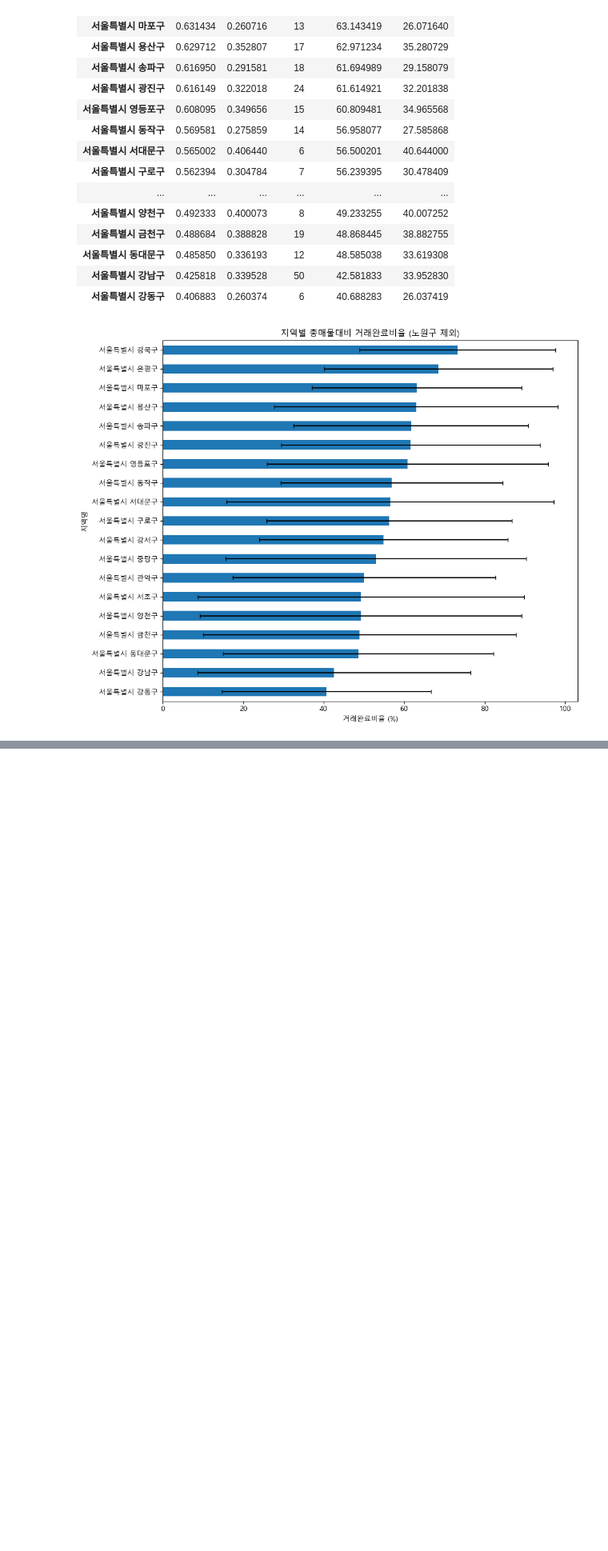
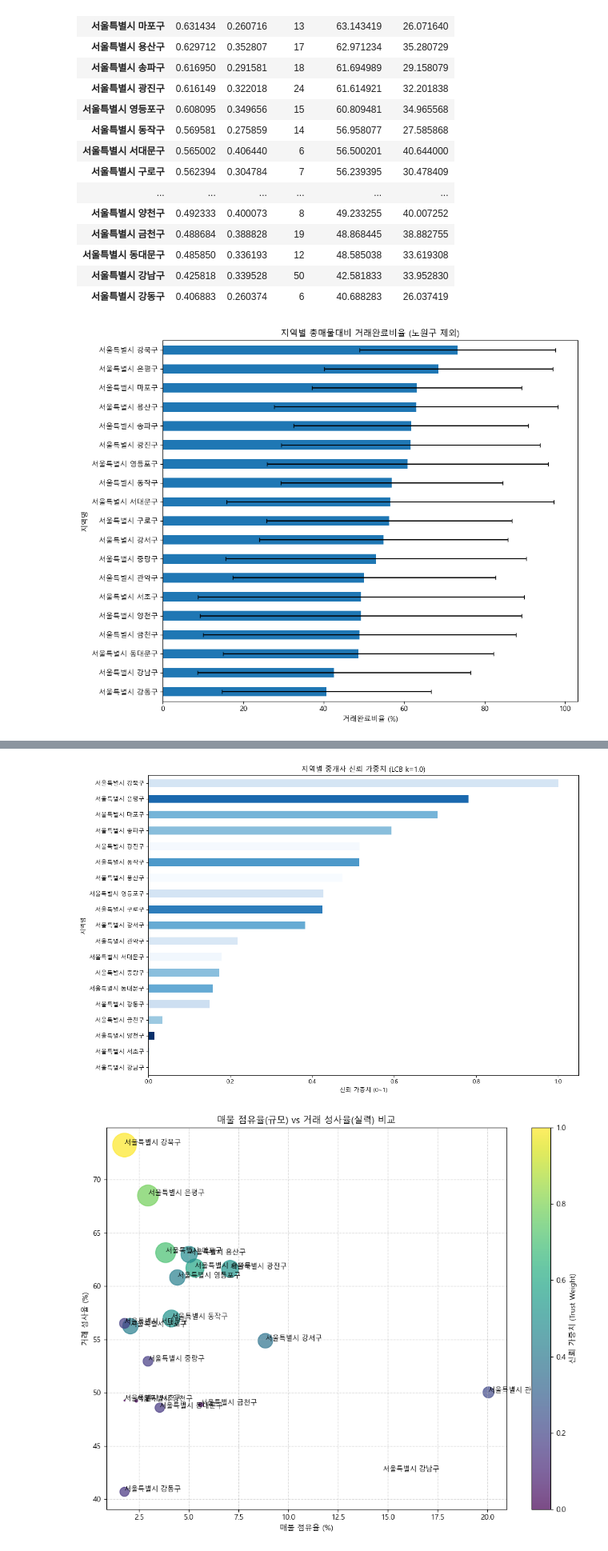
Before and after one commit to eunjeong0911/Property-recommend, a Jupyter notebook: apps/reco/models/trust_model/pipeline/sumi/pre_ml_no_nowon.ipynb, the cells around one changed output, grey strips where cells are left out. Shown at 80% size. Cells and saved outputs as stored; diff of their text form; code cells hidden in the pictures; blank space fills up the shorter version.

```diff
--- a/apps/reco/models/trust_model/pipeline/sumi/pre_ml_no_nowon.ipynb
+++ b/apps/reco/models/trust_model/pipeline/sumi/pre_ml_no_nowon.ipynb
@@ -114,3 +114,67 @@ plt.show()
 | 서울특별시 강남구 | 0.425818 | 0.339528 | 50 | 42.581833 | 33.952830 |
 | 서울특별시 강동구 | 0.406883 | 0.260374 | 6 | 40.688283 | 26.037419 |
 [figure]
+# %%
+# --------------------------------------------------------------------------------
+# 4. 신뢰 가중치(Trust Weight) 및 매물 분포율 계산
+# --------------------------------------------------------------------------------
+
+# 1. 신뢰 하한 점수 (Lower Confidence Bound, LCB) 계산
+# 점수 = 평균 - (k * 표준편차), k=1.0 (보수적 기준)
+# 의미: "최소한 이 정도의 성과율은 기대할 수 있다"
+k = 1.0
+region_stats["trust_score_lcb"] = region_stats["mean"] - (k * region_stats["std"])
+
+# 음수 보정 (0 미만은 0으로 처리)
+region_stats["trust_score_lcb"] = region_stats["trust_score_lcb"].clip(lower=0)
+
+# 정규화 (Min-Max Scaling) -> 0~1 사이 가중치로 변환
+min_score = region_stats["trust_score_lcb"].min()
+max_score = region_stats["trust_score_lcb"].max()
+region_stats["trust_weight"] = (region_stats["trust_score_lcb"] - min_score) / (max_score - min_score)
+
+
+# 2. 매물 분포율 (Listing Share) 계산
+total_listings = region_stats["count"].sum()
+region_stats["listing_share"] = region_stats["count"] / total_listings
+
+
+# --------------------------------------------------------------------------------
+# 5. 시각화 및 비교 분석
+# --------------------------------------------------------------------------------
+display(region_stats[["mean", "std", "count", "trust_score_lcb", "trust_weight", "listing_share"]].sort_values("trust_weight", ascending=False))
+
+fig, ax1 = plt.subplots(figsize=(12, 8))
+
+# (1) 신뢰 가중치 (Trust Weight) 막대 그래프
+colors = plt.cm.Blues(region_stats["trust_weight"])
+region_stats["trust_weight"].sort_values().plot(kind="barh", color=colors, ax=ax1)
+ax1.set_title(f"지역별 중개사 신뢰 가중치 (LCB k={k})")
+ax1.set_xlabel("신뢰 가중치 (0~1)")
+
+plt.tight_layout()
+plt.show()
+
+# (2) 비교 분석: 매물 규모(Volume) vs 성과(Performance) 산점도
+plt.figure(figsize=(10, 8))
+plt.scatter(
+    region_stats["listing_share"] * 100,  # X축: 매물 점유율 (%)
+    region_stats["mean"] * 100,           # Y축: 거래 성사율 (%)
+    s=region_stats["trust_weight"] * 1000, # 점 크기: 신뢰 가중치
+    alpha=0.7,
+    c=region_stats["trust_weight"],       # 색상: 신뢰 가중치
+    cmap="viridis"
+)
+
+# 지역명 텍스트 표시
+for idx, row in region_stats.iterrows():
+    plt.text(row["listing_share"]*100, row["mean"]*100, idx, fontsize=9)
+
+plt.title("매물 점유율(규모) vs 거래 성사율(실력) 비교")
+plt.xlabel("매물 점유율 (%)")
+plt.ylabel("거래 성사율 (%)")
+plt.grid(True, linestyle="--", alpha=0.5)
+plt.colorbar(label="신뢰 가중치 (Trust Weight)")
+plt.tight_layout()
+plt.show()
+# %% [output]
@@ -116,0 +199,2 @@ plt.show()
+[figure, added]
+[figure, added]
```
Also changed, not shown: parts of 10 cells of this notebook, 2 other files.
